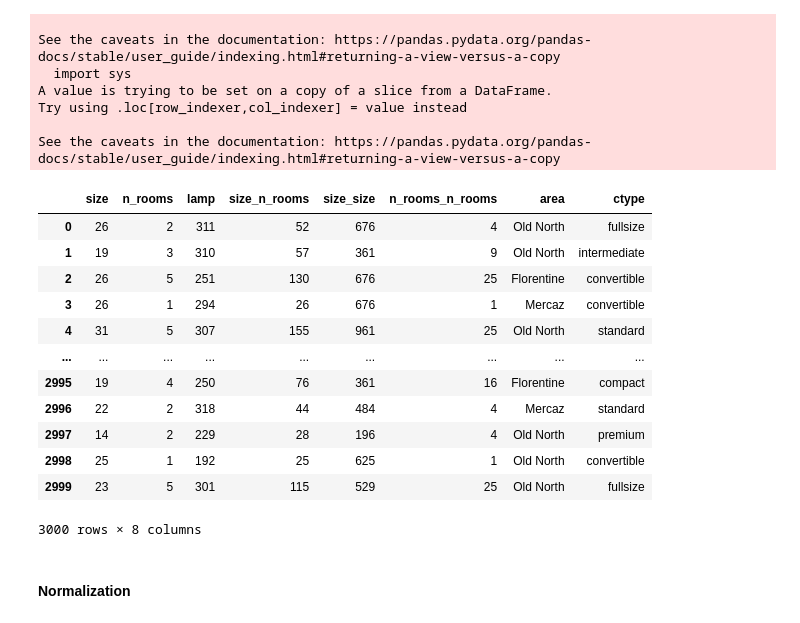
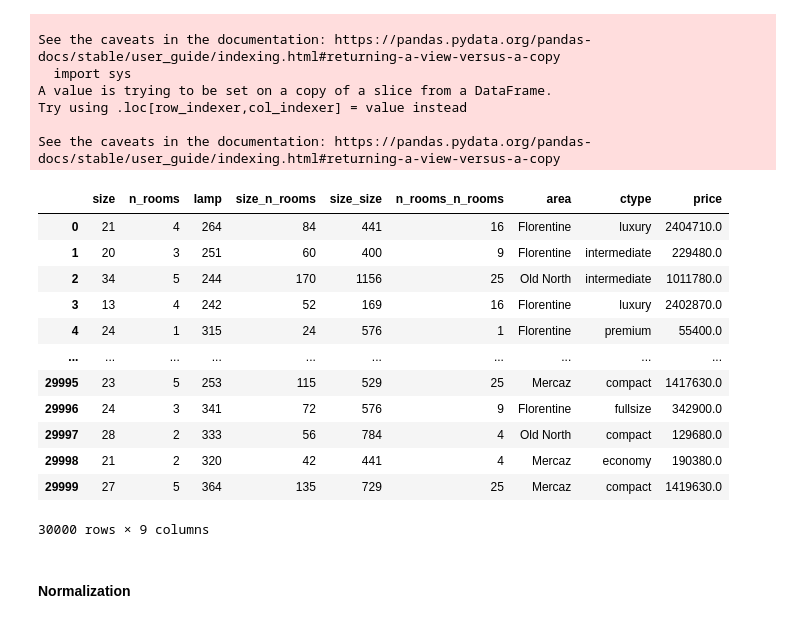
Before and after one commit to dolmani38/non-linear-regression, a Jupyter notebook: Keras - Regression using continuous and categorial variables with embedding.ipynb, the cells around one changed output. Saved outputs shown, nothing was run; the diff lists cells and outputs as text; code cells hidden in the pictures.

```diff
--- a/Keras - Regression using continuous and categorial variables with embedding.ipynb
+++ b/Keras - Regression using continuous and categorial variables with embedding.ipynb
@@ -165,8 +165,8 @@ def create_samples(n_samples):
 # %% [markdown]
 #### Create the train and validation sets
 # %%
-train = create_samples(n_samples=3000)
-val = create_samples(n_samples=300)
+train = create_samples(n_samples=30000)
+val = create_samples(n_samples=3000)
 # %% [markdown]
 #### Calculate the prices for each set
 # %%
@@ -234,22 +234,22 @@ Try using .loc[row_indexer,col_indexer] = value instead
 
 See the caveats in the documentation: https://pandas.pydata.org/pandas-docs/stable/user_guide/indexing.html#returning-a-view-versus-a-copy
 # %%
-ds2 = pd.concat([X_train_continuous,X_train_categorical], axis=1)
+ds2 = pd.concat([X_train_continuous,X_train_categorical,y_train], axis=1)
 ds2
 # %% [output]
-|  | size | n_rooms | lamp | size_n_rooms | size_size | n_rooms_n_rooms | area | ctype |
-| 0 | 26 | 2 | 311 | 52 | 676 | 4 | Old North | fullsize |
-| 1 | 19 | 3 | 310 | 57 | 361 | 9 | Old North | intermediate |
-| 2 | 26 | 5 | 251 | 130 | 676 | 25 | Florentine | convertible |
-| 3 | 26 | 1 | 294 | 26 | 676 | 1 | Mercaz | convertible |
-| 4 | 31 | 5 | 307 | 155 | 961 | 25 | Old North | standard |
-| ... | ... | ... | ... | ... | ... | ... | ... | ... |
-| 2995 | 19 | 4 | 250 | 76 | 361 | 16 | Florentine | compact |
-| 2996 | 22 | 2 | 318 | 44 | 484 | 4 | Mercaz | standard |
-| 2997 | 14 | 2 | 229 | 28 | 196 | 4 | Old North | premium |
-| 2998 | 25 | 1 | 192 | 25 | 625 | 1 | Old North | convertible |
-| 2999 | 23 | 5 | 301 | 115 | 529 | 25 | Old North | fullsize |
+|  | size | n_rooms | lamp | size_n_rooms | size_size | n_rooms_n_rooms | area | ctype | price |
+| 0 | 21 | 4 | 264 | 84 | 441 | 16 | Florentine | luxury | 2404710.0 |
+| 1 | 20 | 3 | 251 | 60 | 400 | 9 | Florentine | intermediate | 229480.0 |
+| 2 | 34 | 5 | 244 | 170 | 1156 | 25 | Old North | intermediate | 1011780.0 |
+| 3 | 13 | 4 | 242 | 52 | 169 | 16 | Florentine | luxury | 2402870.0 |
+| 4 | 24 | 1 | 315 | 24 | 576 | 1 | Florentine | premium | 55400.0 |
+| ... | ... | ... | ... | ... | ... | ... | ... | ... | ... |
+| 29995 | 23 | 5 | 253 | 115 | 529 | 25 | Mercaz | compact | 1417630.0 |
+| 29996 | 24 | 3 | 341 | 72 | 576 | 9 | Florentine | fullsize | 342900.0 |
+| 29997 | 28 | 2 | 333 | 56 | 784 | 4 | Old North | compact | 129680.0 |
+| 29998 | 21 | 2 | 320 | 42 | 441 | 4 | Mercaz | economy | 190380.0 |
+| 29999 | 27 | 5 | 364 | 135 | 729 | 25 | Mercaz | compact | 1419630.0 |
-3000 rows × 8 columns
+30000 rows × 9 columns
 # %% [markdown]
 #### Normalization
 # %%
```
Also changed, not shown: parts of 25 cells of this notebook.
